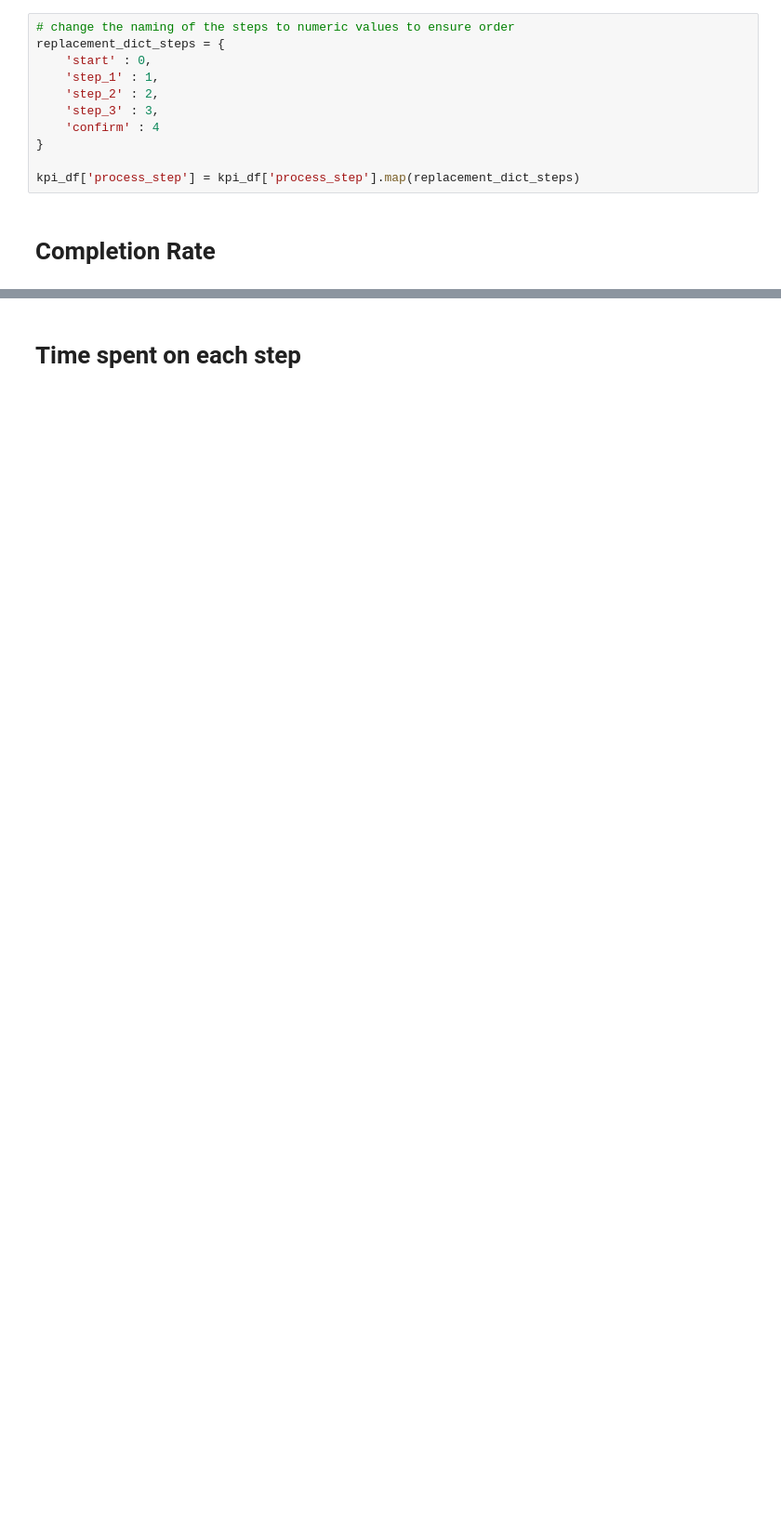
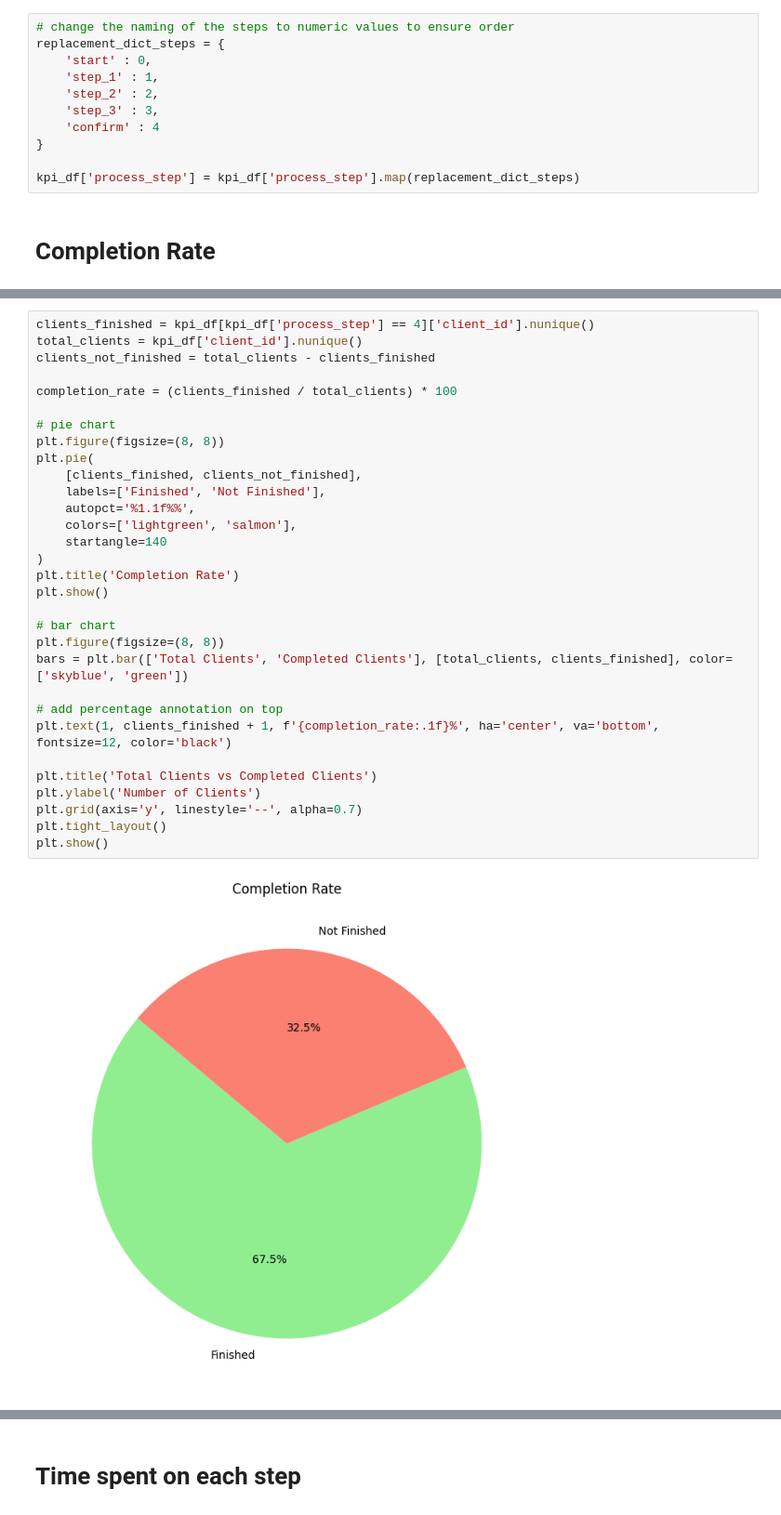
Before and after one commit to bruhu/vanguard-cx-project, a Jupyter notebook: notebooks/bru/kpi_calculations.ipynb, the cells around one changed output, grey strips where cells are left out. Shown at 93% size. Cells and saved outputs as stored; diff of their text form; blank space fills up the shorter version.

```diff
--- a/notebooks/bru/kpi_calculations.ipynb
+++ b/notebooks/bru/kpi_calculations.ipynb
@@ -113,0 +83,33 @@ Clients who finished the process: 81145 out ouf 120157.
+# %%
+clients_finished = kpi_df[kpi_df['process_step'] == 4]['client_id'].nunique()
+total_clients = kpi_df['client_id'].nunique()
+clients_not_finished = total_clients - clients_finished
+
+completion_rate = (clients_finished / total_clients) * 100
+
+# pie chart
+plt.figure(figsize=(8, 8))
+plt.pie(
+    [clients_finished, clients_not_finished],
+    labels=['Finished', 'Not Finished'],
+    autopct='%1.1f%%',
+    colors=['lightgreen', 'salmon'],
+    startangle=140
+)
+plt.title('Completion Rate')
+plt.show()
+
+# bar chart
+plt.figure(figsize=(8, 8))
+bars = plt.bar(['Total Clients', 'Completed Clients'], [total_clients, clients_finished], color=['skyblue', 'green'])
+
+# add percentage annotation on top
+plt.text(1, clients_finished + 1, f'{completion_rate:.1f}%', ha='center', va='bottom', fontsize=12, color='black')
+
+plt.title('Total Clients vs Completed Clients')
+plt.ylabel('Number of Clients')
+plt.grid(axis='y', linestyle='--', alpha=0.7)
+plt.tight_layout()
+plt.show()
+# %% [output]
+[figure, added]
```
Also changed, not shown: parts of 25 cells of this notebook.
